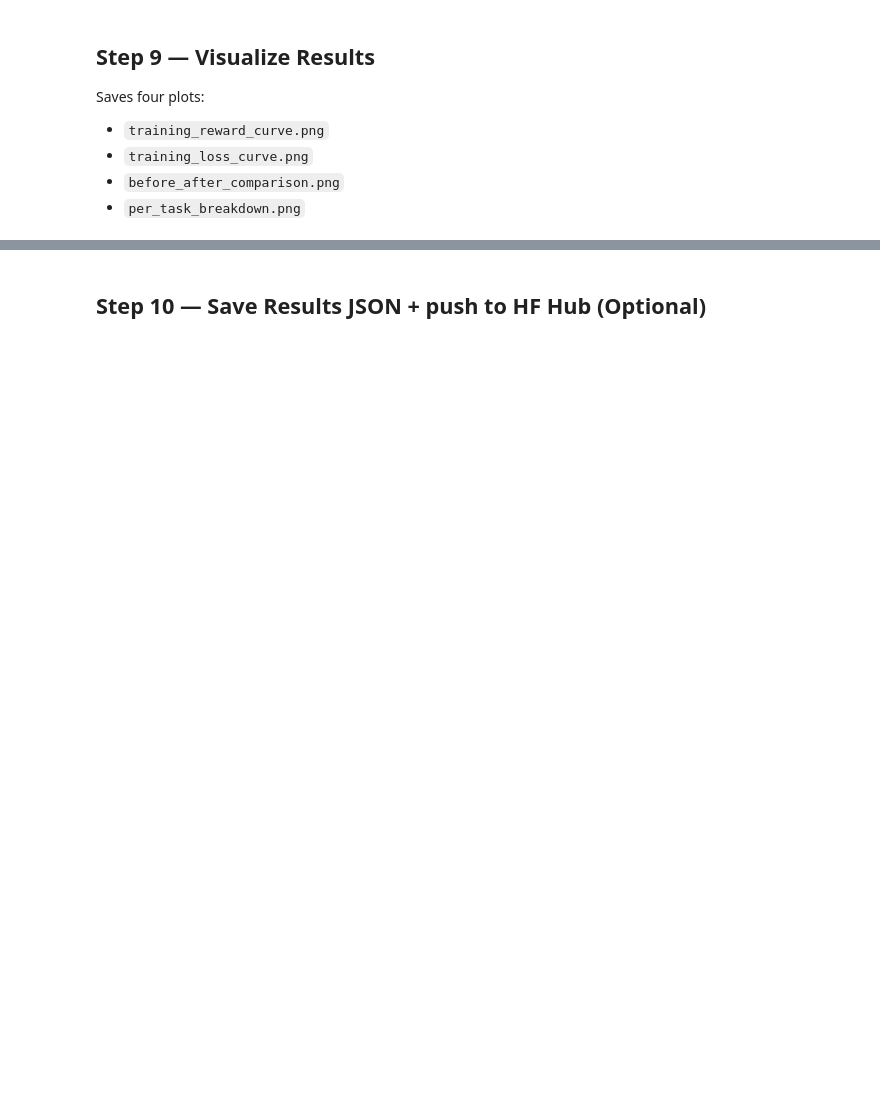
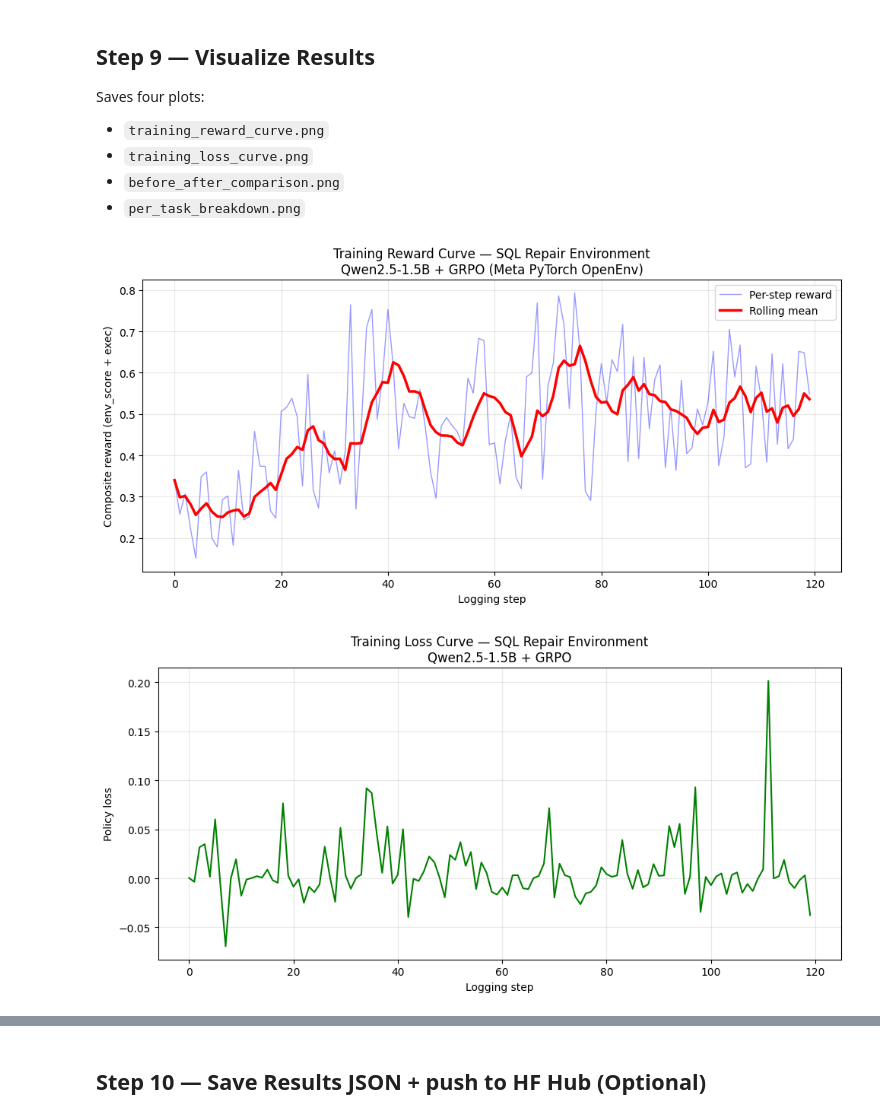
Before and after one commit to saibharath954/sql_repair_env, a Jupyter notebook: train_grpo.ipynb, the cells around one changed output, grey strips where cells are left out. Drawn from its saved outputs; the diff is of its cells as text; code cells hidden in the pictures; blank space fills up the shorter version.

Commit message:
fix train grpo

```diff
--- a/train_grpo.ipynb
+++ b/train_grpo.ipynb
@@ -322,9 +345,15 @@ for _, p in model.named_parameters():
             p.data = p.data.to(torch.float16)
 
 peft_config = LoraConfig(
-    r=16, lora_alpha=32, lora_dropout=0.05, bias="none",
+    r=16,
+    lora_alpha=32,
+    lora_dropout=0.05,
+    bias="none",
     task_type="CAUSAL_LM",
-    target_modules=["q_proj", "k_proj", "v_proj", "o_proj", "gate_proj", "up_proj", "down_proj"],
+    target_modules=[
+        "q_proj", "k_proj", "v_proj", "o_proj",
+        "gate_proj", "up_proj", "down_proj",
+    ],
 )
 
 n_params = sum(p.numel() for p in model.parameters())
@@ -632,13 +981,12 @@ Saves four plots:
 - `per_task_breakdown.png`
 # %%
 import matplotlib.pyplot as plt
-
+import os
 
 def _smoothed(xs, window=None):
     if not xs: return xs
     w = window or max(1, len(xs) // 20)
     return [sum(xs[max(0, i-w):i+1])/max(1, min(i+1, w+1)) for i in range(len(xs))]
-
 
 def save_plots():
     if train_rewards:
@@ -646,51 +994,57 @@ def save_plots():
         plt.figure(figsize=(10, 5))
         plt.plot(steps, train_rewards, "b-", linewidth=1.0, alpha=0.4, label="Per-step reward")
         plt.plot(steps, _smoothed(train_rewards), "r-", linewidth=2.5, label="Rolling mean")
-        plt.xlabel("Logging step"); plt.ylabel("Composite reward (env_score + format + exec)")
-        plt.title("Training Reward Curve — DataOps Incident Response\nQwen2.5-1.5B + GRPO (composite reward, seeded)")
+        plt.xlabel("Logging step"); plt.ylabel("Composite reward (env_score + exec)")
+        plt.title("Training Reward Curve — SQL Repair Environment\nQwen2.5-1.5B + GRPO (Meta PyTorch OpenEnv)")
         plt.legend(); plt.grid(True, alpha=0.3); plt.tight_layout()
-        plt.savefig("training_reward_curve.png", dpi=150); plt.show()
+        plt.savefig(os.path.join(DRIVE_PLOTS, "training_reward_curve.png"), dpi=150)
+        plt.show()
 
     if train_losses:
         plt.figure(figsize=(10, 5))
         plt.plot(list(range(len(train_losses))), train_losses, "g-", linewidth=1.5)
         plt.xlabel("Logging step"); plt.ylabel("Policy loss")
-        plt.title("Training Loss Curve — DataOps Incident Response\nQwen2.5-1.5B + GRPO")
+        plt.title("Training Loss Curve — SQL Repair Environment\nQwen2.5-1.5B + GRPO")
         plt.grid(True, alpha=0.3); plt.tight_layout()
-        plt.savefig("training_loss_curve.png", dpi=150); plt.show()
+        plt.savefig(os.path.join(DRIVE_PLOTS, "training_loss_curve.png"), dpi=150)
+        plt.show()
 
     plt.figure(figsize=(7, 5))
     bars = plt.bar(
         ["Untrained\n(Qwen2.5-1.5B)", f"Trained\n(SFT+GRPO, {NUM_TRAIN_PROMPTS} eps)"],
         [baseline_mean, trained_mean],
         color=["#e74c3c", "#2ecc71"], width=0.5, edgecolor="black", linewidth=1.2,
     )
     for bar, score in zip(bars, [baseline_mean, trained_mean]):
         plt.text(bar.get_x() + bar.get_width()/2., bar.get_height() + 0.01,
                  f"{score:.3f}", ha="center", va="bottom", fontsize=13, fontweight="bold")
     plt.ylim(0, max(1.1, max(baseline_mean, trained_mean) * 1.3))
     plt.ylabel("Mean partial_score on held-out seeds")
-    plt.title("Before vs After Training\nDataOps Incident Response — Qwen2.5-1.5B + SFT+GRPO")
+    plt.title("Before vs After Training\nSQL Repair Environment — Qwen2.5-1.5B + SFT+GRPO")
     plt.grid(axis="y", alpha=0.3); plt.tight_layout()
-    plt.savefig("before_after_comparison.png", dpi=150); plt.show()
+    plt.savefig(os.path.join(DRIVE_PLOTS, "before_after_comparison.png"), dpi=150)
+    plt.show()
 
     plt.figure(figsize=(8, 5))
     x = list(range(len(TASKS))); w = 0.35
     bvals = [baseline_per_task.get(t, 0.0) for t in TASKS]
     tvals = [trained_per_task.get(t, 0.0)  for t in TASKS]
     plt.bar([i - w/2 for i in x], bvals, w, label="Baseline", color="#e74c3c", edgecolor="black")
     plt.bar([i + w/2 for i in x], tvals, w, label="Trained",  color="#2ecc71", edgecolor="black")
     for i, (b, t) in enumerate(zip(bvals, tvals)):
         plt.text(i - w/2, b + 0.01, f"{b:.2f}", ha="center", va="bottom", fontsize=10)
         plt.text(i + w/2, t + 0.01, f"{t:.2f}", ha="center", va="bottom", fontsize=10)
     plt.xticks(x, [t.upper() for t in TASKS]); plt.ylim(0, 1.05)
     plt.ylabel("Mean partial_score")
     plt.title("Per-Task Score Breakdown\nHeld-out seeds — Baseline vs Trained")
     plt.legend(); plt.grid(axis="y", alpha=0.3); plt.tight_layout()
-    plt.savefig("per_task_breakdown.png", dpi=150); plt.show()
-
+    plt.savefig(os.path.join(DRIVE_PLOTS, "per_task_breakdown.png"), dpi=150)
+    plt.show()
 
 try:
     save_plots()
 except Exception as e:
     print("Plotting failed:", e)
+# %% [output]
+[figure, added]
+[figure, added]
```
Also changed, not shown: parts of 12 cells of this notebook, 17 other files.
